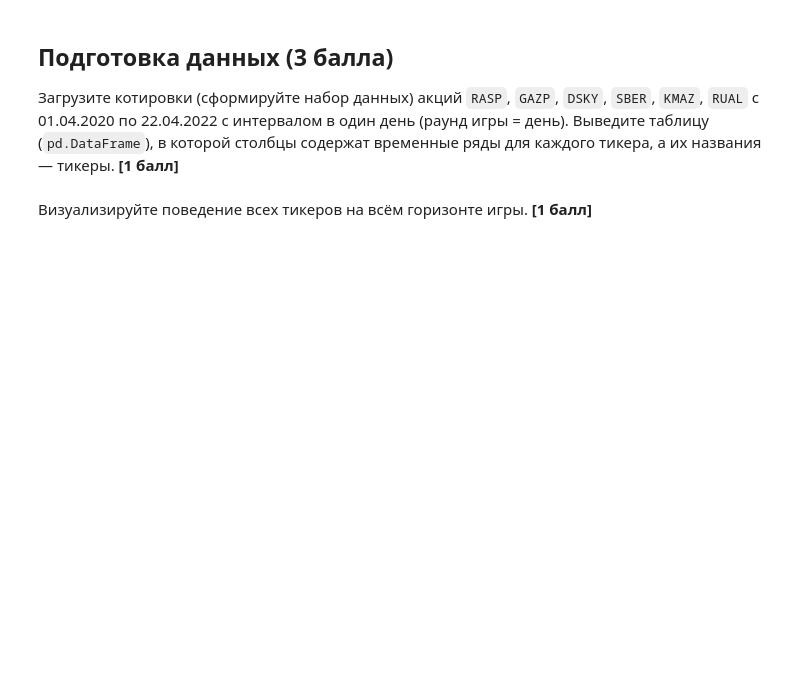
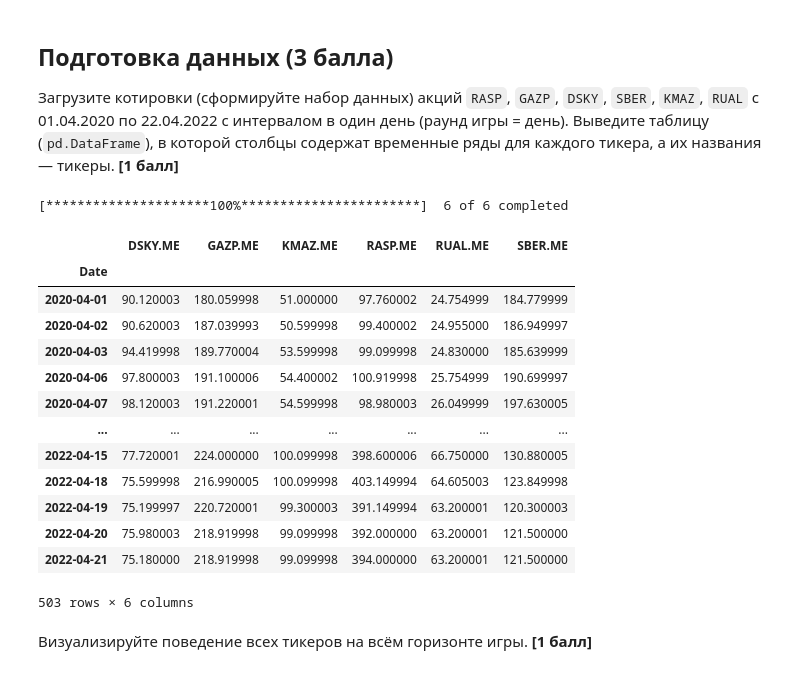
Before and after one commit to vecherochek/decision-making-theory, a Jupyter notebook: tasks/hw2.ipynb, the cells around one changed output. Cells and saved outputs as stored; diff of their text form; code cells hidden in the pictures; blank space fills up the shorter version.

```diff
--- a/tasks/hw2.ipynb
+++ b/tasks/hw2.ipynb
@@ -64,3 +64,29 @@ from numpy.typing import ArrayLike
+# %%
+# загрузка и подготовка данных
+tickers = ['RASP.ME', 'GAZP.ME', 'DSKY.ME', 'SBER.ME', 'KMAZ.ME', 'RUAL.ME']
+
+start_date = '2020-04-01'
+end_date = '2022-04-22'
+
+data = yf.download(tickers, start=start_date, end=end_date)['Close']
+
+data
+# %% [output]
+[*********************100%***********************]  6 of 6 completed
+|  | DSKY.ME | GAZP.ME | KMAZ.ME | RASP.ME | RUAL.ME | SBER.ME |
+| Date |  |  |  |  |  |  |
+| 2020-04-01 | 90.120003 | 180.059998 | 51.000000 | 97.760002 | 24.754999 | 184.779999 |
+| 2020-04-02 | 90.620003 | 187.039993 | 50.599998 | 99.400002 | 24.955000 | 186.949997 |
+| 2020-04-03 | 94.419998 | 189.770004 | 53.599998 | 99.099998 | 24.830000 | 185.639999 |
+| 2020-04-06 | 97.800003 | 191.100006 | 54.400002 | 100.919998 | 25.754999 | 190.699997 |
+| 2020-04-07 | 98.120003 | 191.220001 | 54.599998 | 98.980003 | 26.049999 | 197.630005 |
+| ... | ... | ... | ... | ... | ... | ... |
+| 2022-04-15 | 77.720001 | 224.000000 | 100.099998 | 398.600006 | 66.750000 | 130.880005 |
+| 2022-04-18 | 75.599998 | 216.990005 | 100.099998 | 403.149994 | 64.605003 | 123.849998 |
+| 2022-04-19 | 75.199997 | 220.720001 | 99.300003 | 391.149994 | 63.200001 | 120.300003 |
+| 2022-04-20 | 75.980003 | 218.919998 | 99.099998 | 392.000000 | 63.200001 | 121.500000 |
+| 2022-04-21 | 75.180000 | 218.919998 | 99.099998 | 394.000000 | 63.200001 | 121.500000 |
+503 rows × 6 columns
 # %% [markdown]
 Визуализируйте поведение всех тикеров на всём горизонте игры. **[1 балл]**
 # %%
```
Also changed, not shown: parts of 5 cells of this notebook.
